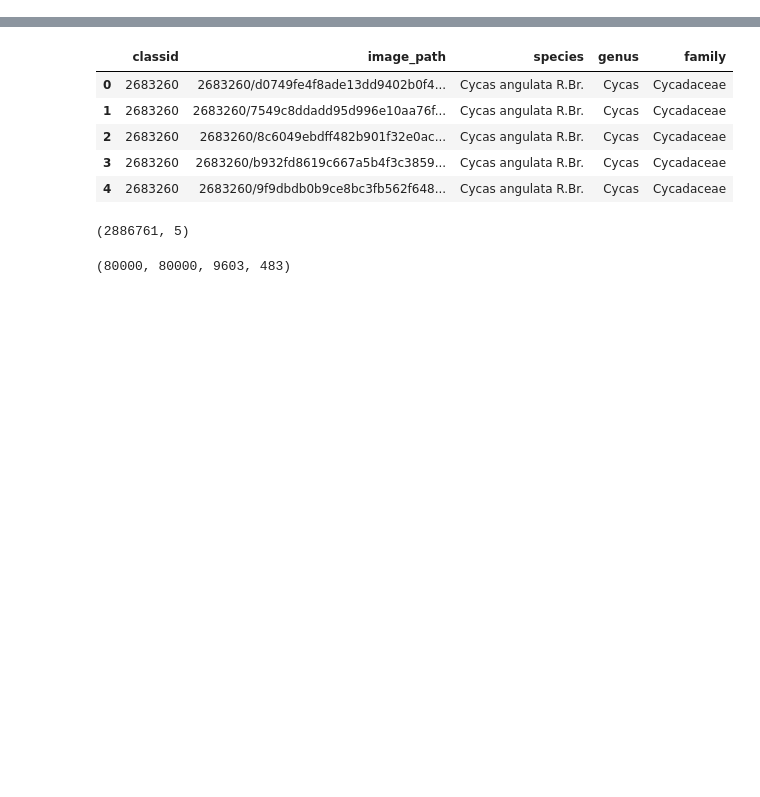
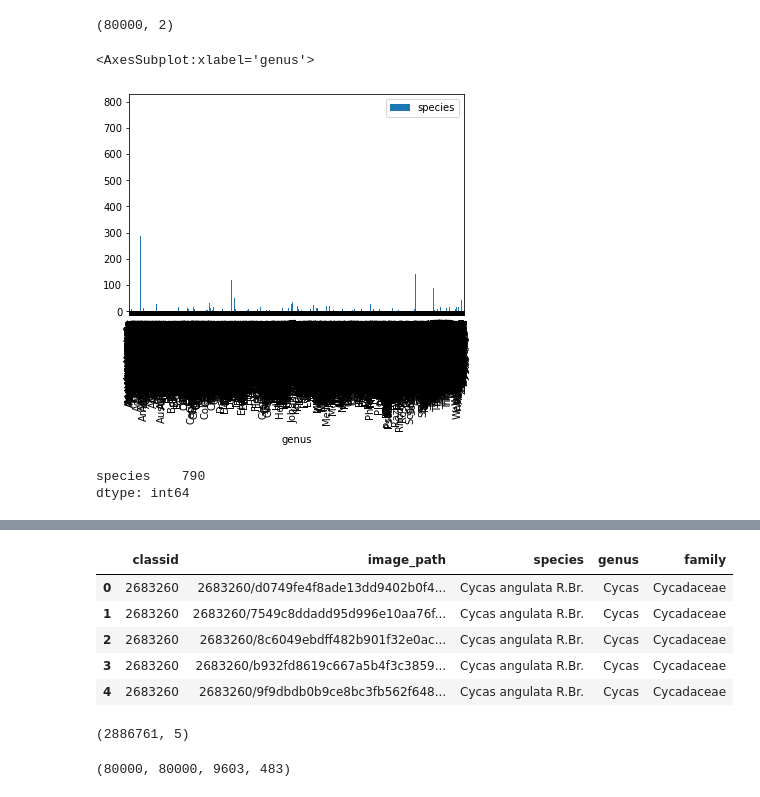
Before and after one commit to maeotaku/biomachina_hierarchical_softmax, a Jupyter notebook: supr_training.ipynb, the cells around one changed output, grey strips where cells are left out. Saved outputs shown, nothing was run; the diff lists cells and outputs as text; code cells hidden in the pictures; blank space fills up the shorter version.

```diff
--- a/supr_training.ipynb
+++ b/supr_training.ipynb
@@ -16,3 +16,6 @@ pd.set_option('display.width', 1000)
 pd.set_option('max_colwidth', -1)
 
 from datasets import PlantCLEF2022Supr, PlantCLEF2022_Dataset
+# %%
+columns = ["classid", "image_path", "species", "genus", "family"]
+df = pd.read_csv("./trusted/PlantCLEF2022_trusted_training_metadata.csv", sep=";", usecols=columns)
@@ -18,0 +50,13 @@ from datasets import PlantCLEF2022Supr, PlantCLEF2022_Dataset
+# %%
+dfh = df[["genus", "species"]].drop_duplicates()
+print(dfh.shape)
+dfh.groupby(["genus"]).count().plot.bar()
+# %% [output]
+(80000, 2)
+<AxesSubplot:xlabel='genus'>
+[figure, added]
+# %%
+dfh.groupby(["genus"]).count().max()
+# %% [output]
+species    790
+dtype: int64
```
Also changed, not shown: parts of 17 cells of this notebook, 9 other files.
